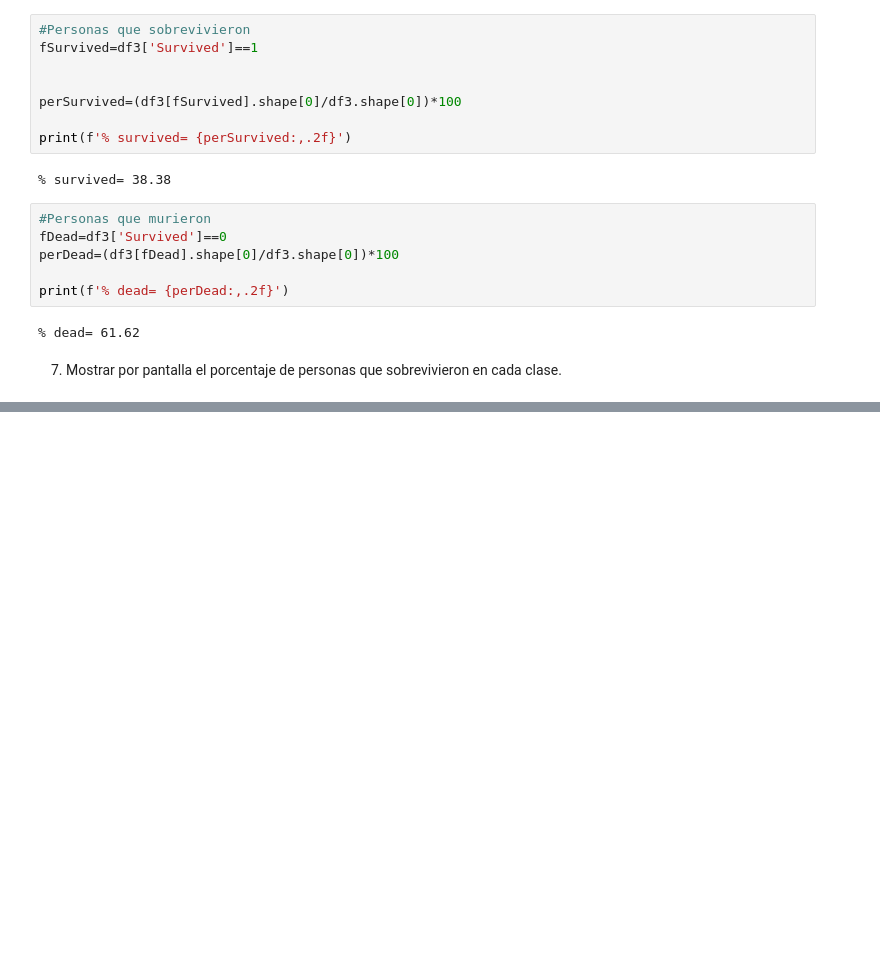
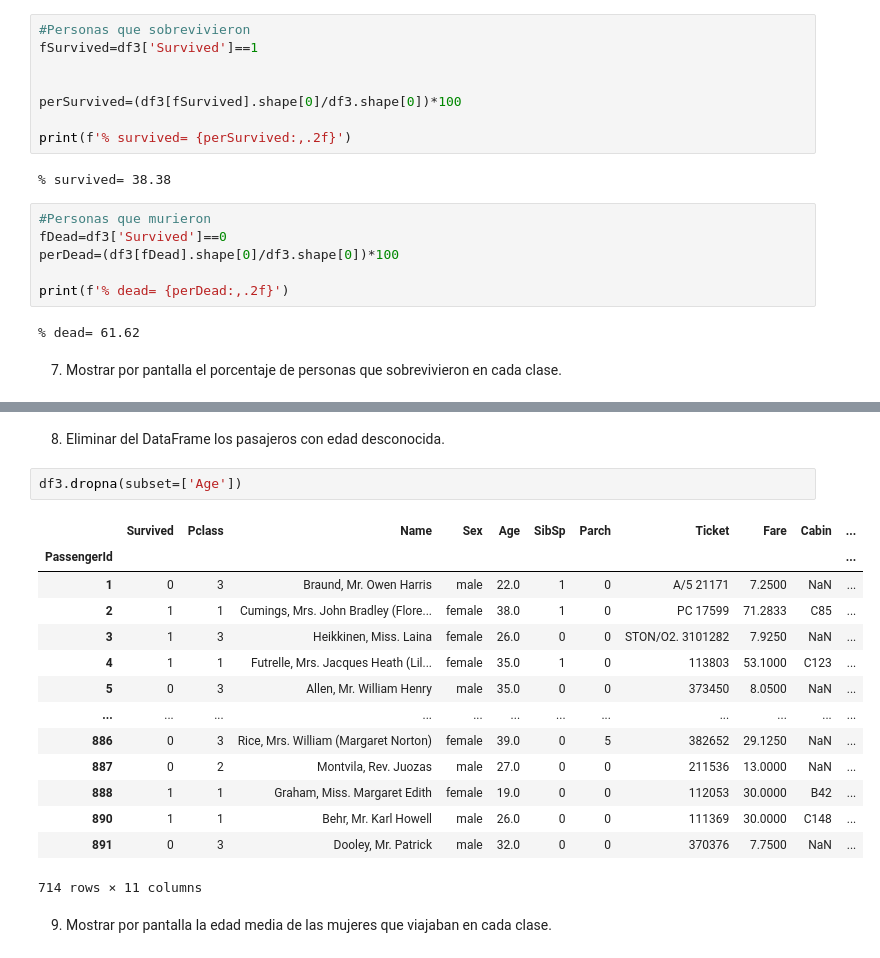
Before and after one commit to kineticske/np-pd-practice, a Jupyter notebook: DataFrames.ipynb, the cells around one changed output, grey strips where cells are left out. Drawn from its saved outputs; the diff is of its cells as text; blank space fills up the shorter version.

```diff
--- a/DataFrames.ipynb
+++ b/DataFrames.ipynb
@@ -226,0 +240,21 @@ print(f'% dead= {perDead:,.2f}')
+# %% [markdown]
+8. Eliminar del DataFrame los pasajeros con edad desconocida.
+# %%
+df3.dropna(subset=['Age'])
+# %% [output]
+|  | Survived | Pclass | Name | Sex | Age | SibSp | Parch | Ticket | Fare | Cabin | ... |
+| PassengerId |  |  |  |  |  |  |  |  |  |  | ... |
+| 1 | 0 | 3 | Braund, Mr. Owen Harris | male | 22.0 | 1 | 0 | A/5 21171 | 7.2500 | NaN | ... |
+| 2 | 1 | 1 | Cumings, Mrs. John Bradley (Flore... | female | 38.0 | 1 | 0 | PC 17599 | 71.2833 | C85 | ... |
+| 3 | 1 | 3 | Heikkinen, Miss. Laina | female | 26.0 | 0 | 0 | STON/O2. 3101282 | 7.9250 | NaN | ... |
+| 4 | 1 | 1 | Futrelle, Mrs. Jacques Heath (Lil... | female | 35.0 | 1 | 0 | 113803 | 53.1000 | C123 | ... |
+| 5 | 0 | 3 | Allen, Mr. William Henry | male | 35.0 | 0 | 0 | 373450 | 8.0500 | NaN | ... |
+| ... | ... | ... | ... | ... | ... | ... | ... | ... | ... | ... | ... |
+| 886 | 0 | 3 | Rice, Mrs. William (Margaret Norton) | female | 39.0 | 0 | 5 | 382652 | 29.1250 | NaN | ... |
+| 887 | 0 | 2 | Montvila, Rev. Juozas | male | 27.0 | 0 | 0 | 211536 | 13.0000 | NaN | ... |
+| 888 | 1 | 1 | Graham, Miss. Margaret Edith | female | 19.0 | 0 | 0 | 112053 | 30.0000 | B42 | ... |
+| 890 | 1 | 1 | Behr, Mr. Karl Howell | male | 26.0 | 0 | 0 | 111369 | 30.0000 | C148 | ... |
+| 891 | 0 | 3 | Dooley, Mr. Patrick | male | 32.0 | 0 | 0 | 370376 | 7.7500 | NaN | ... |
+714 rows × 11 columns
+# %% [markdown]
+9. Mostrar por pantalla la edad media de las mujeres que viajaban en cada clase.
```
Also changed, not shown: parts of 4 cells of this notebook.
